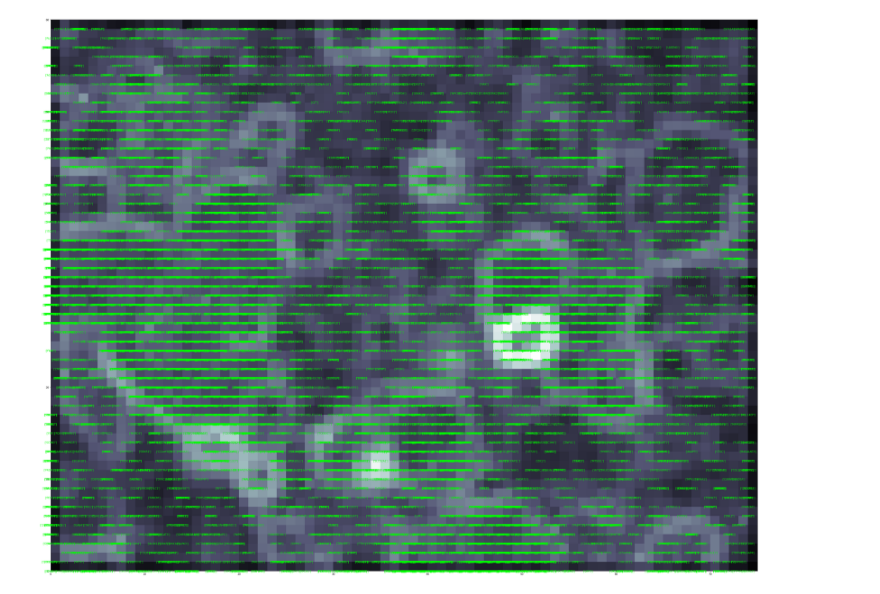
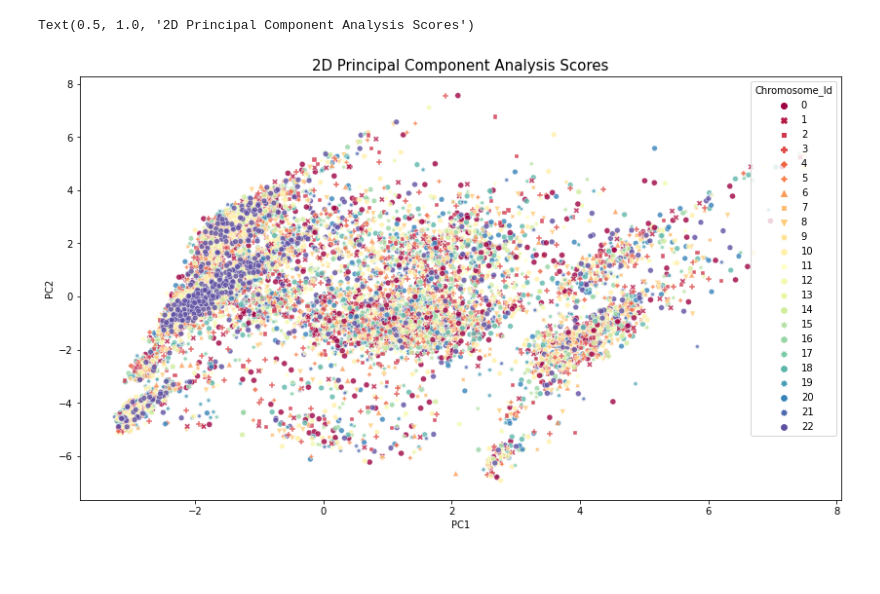
Before and after one commit to mal-m96/final-thesis, a Jupyter notebook: Code/Primary_Code.ipynb, the cells around one changed output. Cells and saved outputs as stored; diff of their text form; code cells hidden in the pictures; blank space fills up the shorter version.

Commit message:
Compleat implementation of algorithm

```diff
--- a/Code/Primary_Code.ipynb
+++ b/Code/Primary_Code.ipynb
@@ -242,0 +164,3 @@ plt.grid()
+# %%
+X = get_duplicated_value_cols(X)
+X.drop(get_correlated_cols(X), axis = 1,inplace=True)
@@ -242,0 +235,5 @@ plt.grid()
+# %%
+#Standardization of values
+st_x= StandardScaler()
+m = st_x.fit_transform(X.values)
+m
@@ -242,0 +276,22 @@ plt.grid()
+# %%
+#def PCA_algorithm(X):
+n_components=3
+p = PCA(n_components)
+
+X_pca = p.fit_transform(m)
+
+columns = []
+i=1
+while i <= n_components:
+    columns.append("PC"+str(i))
+    i+=1
+
+PCA_df = pd.DataFrame(data = X_pca, columns=columns)
+
+target = pd.Series(Y, name="Chromosome_Id")
+
+PCA_df = pd.concat([PCA_df, target], axis = 1)
+
+#   return PCA_df, m
+PCA_df["Chromosome_Id"] = LabelEncoder().fit_transform(PCA_df["Chromosome_Id"])
+PCA_df
@@ -266,26 +327,0 @@ array(['SLC6A9'], dtype=object)
-# %%
-#SOM - Self Organizim Maps
-from minisom import MiniSom
-import matplotlib.pyplot as plt
-
-som = MiniSom(60,75,number_of_features, learning_rate=0.5,sigma=2) # initialization of 30x45 SOM
-som.random_weights_init(X)
-som.train(X, 10000) # trains the SOM with 10000 iterations
-
-to_plot = Hugo_Symbol.values
-
-
-plt.figure(1,figsize=(50,40),frameon=False)
-plt.bone()
-plt.pcolor(som.distance_map()) #average dist. neights
-for ix in range(len(X)):
-   #if Hugo_Symbol.values[ix] in to_plot:
-        winner= som.winner(X[ix])
-        plt.text(winner[1],winner[0],Hugo_Symbol.values[ix],ha="center",va="center", color="lime")
-               # bbox=dict(facecolor="white",alpha=0.5,lw=0))#color="lime")
-#bbox=dict(facecolor="white",alpha=0.5,lw=0)
-#plt.imageshow(som.weights, origin="lower")
-plt.show()
-plt.close()
-# %% [output]
-[figure, removed]
@@ -295,0 +328,16 @@ plt.close()
+# %%
+import seaborn as sns
+plt.figure(figsize = (14,8))
+sns.scatterplot(
+    x = "PC1", y = "PC2",
+    hue = "Chromosome_Id",
+    palette = sns.color_palette("Spectral", 22,as_cmap=True),
+    data = PCA_df,
+    legend = "full",
+    alpha = 0.8,
+    style = "Chromosome_Id"
+)
+plt.title("2D Principal Component Analysis Scores",fontsize=15)
+# %% [output]
+Text(0.5, 1.0, '2D Principal Component Analysis Scores')
+[figure, added]
```
Also changed, not shown: parts of 92 cells of this notebook, 4 other files.
